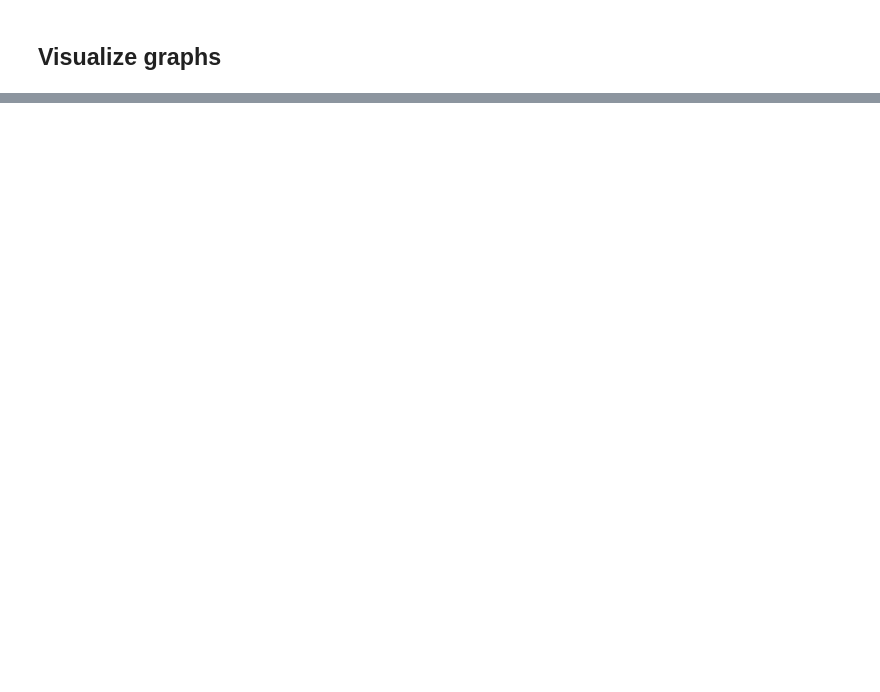
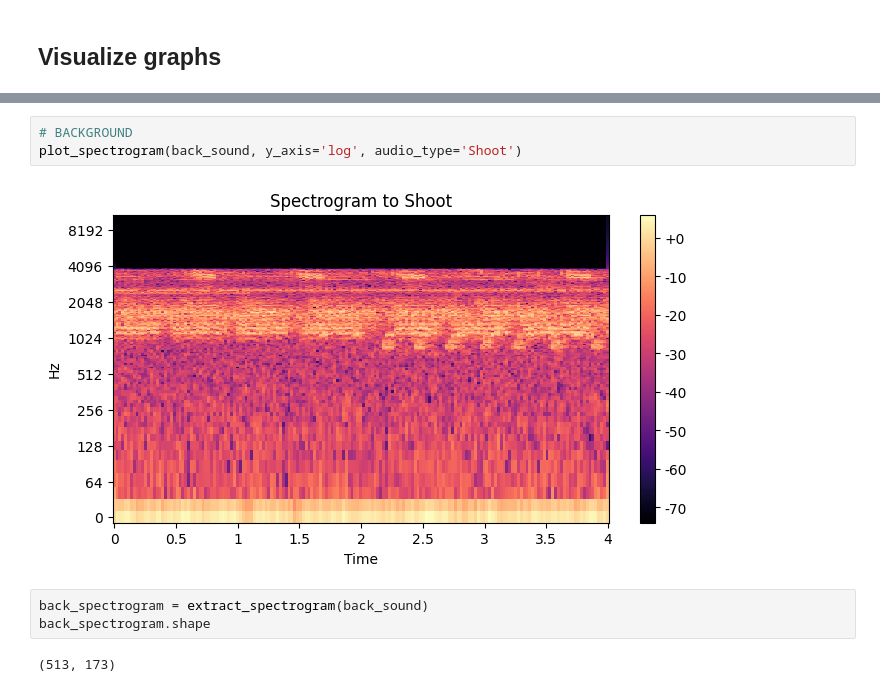
Before and after one commit to GabyDs/FirearmShotDetectionSystem, a Jupyter notebook: FirearmShotDetectionSystem.ipynb, the cells around one changed output, grey strips where cells are left out. Saved outputs shown, nothing was run; the diff lists cells and outputs as text; blank space fills up the shorter version.

```diff
--- a/FirearmShotDetectionSystem.ipynb
+++ b/FirearmShotDetectionSystem.ipynb
@@ -229,0 +193,10 @@ plot_spectrogram(shoot_sound, back_sound)
+# %%
+# BACKGROUND
+plot_spectrogram(back_sound, y_axis='log', audio_type='Shoot')
+# %% [output]
+[figure, added]
+# %%
+back_spectrogram = extract_spectrogram(back_sound)
+back_spectrogram.shape
+# %% [output]
+(513, 173)
```
Also changed, not shown: parts of 36 cells of this notebook.
